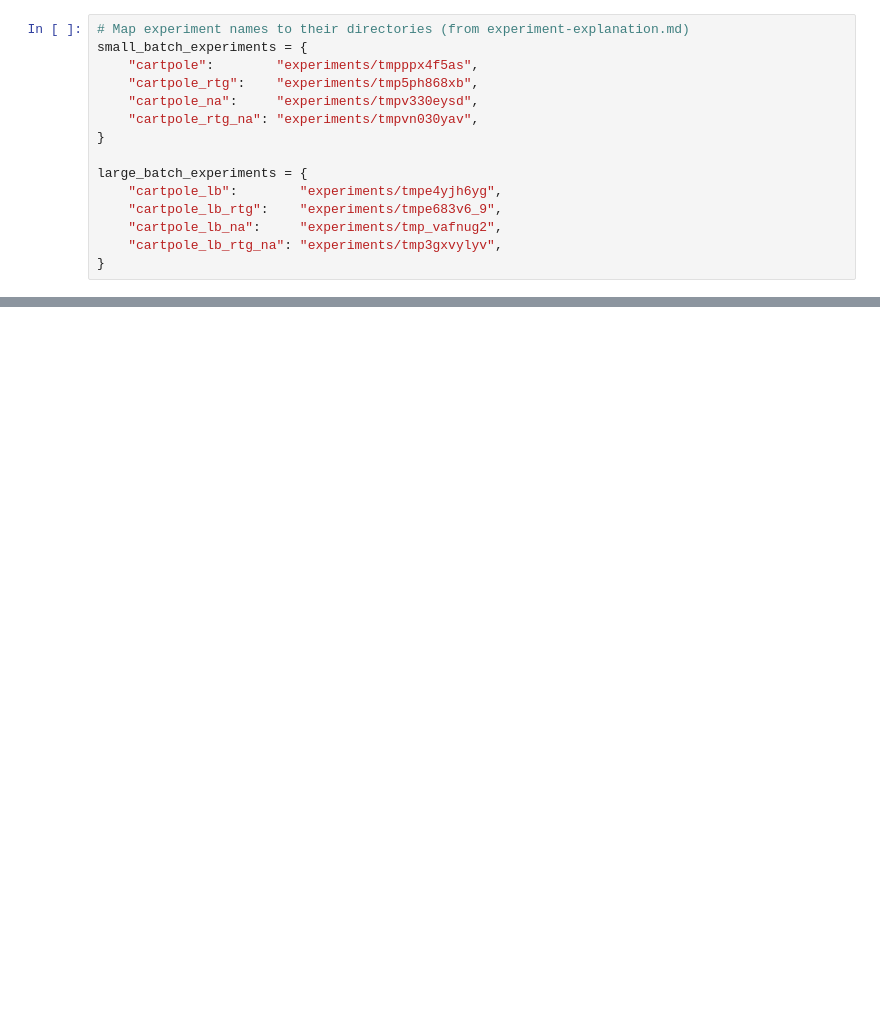
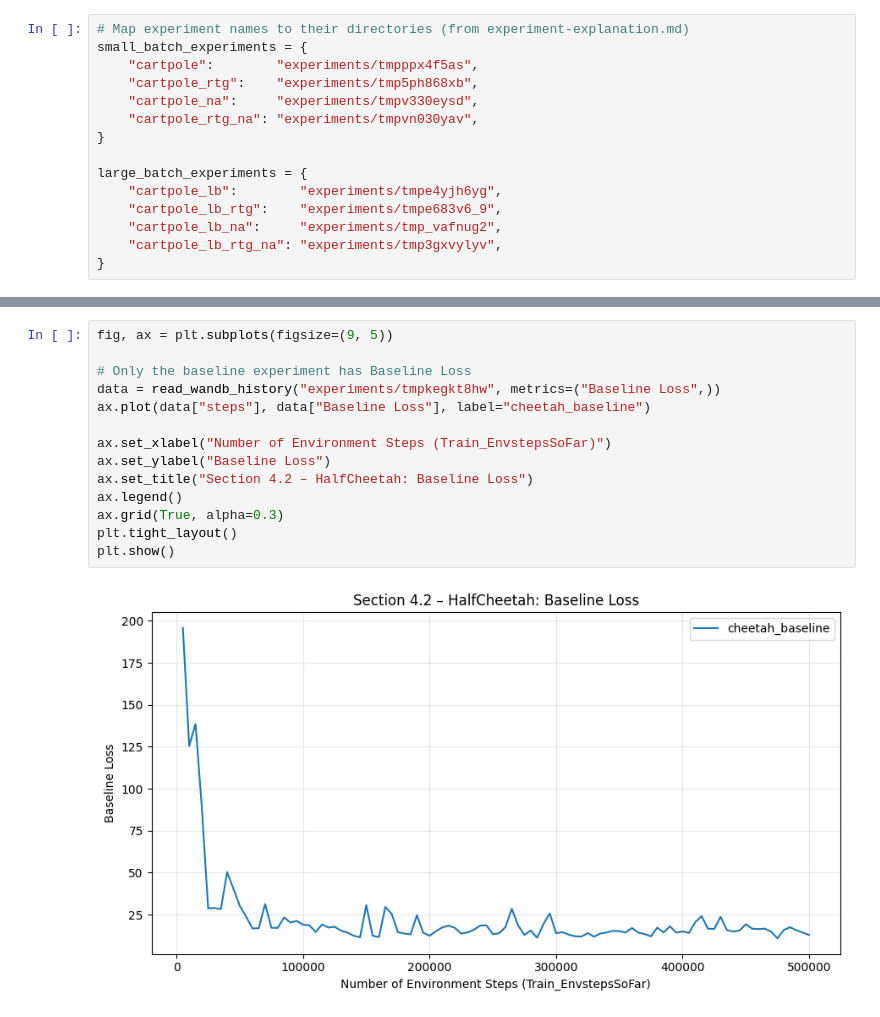
Before and after one commit to AntonioMacaronio/cs285-rl, a Jupyter notebook: hw2/plots.ipynb, the cells around one changed output, grey strips where cells are left out. Saved outputs shown, nothing was run; the diff lists cells and outputs as text; blank space fills up the shorter version.

```diff
--- a/hw2/plots.ipynb
+++ b/hw2/plots.ipynb
@@ -73,0 +103,16 @@ plt.show()
+# %%
+fig, ax = plt.subplots(figsize=(9, 5))
+
+# Only the baseline experiment has Baseline Loss
+data = read_wandb_history("experiments/tmpkegkt8hw", metrics=("Baseline Loss",))
+ax.plot(data["steps"], data["Baseline Loss"], label="cheetah_baseline")
+
+ax.set_xlabel("Number of Environment Steps (Train_EnvstepsSoFar)")
+ax.set_ylabel("Baseline Loss")
+ax.set_title("Section 4.2 – HalfCheetah: Baseline Loss")
+ax.legend()
+ax.grid(True, alpha=0.3)
+plt.tight_layout()
+plt.show()
+# %% [output]
+[figure, added]
```
Also changed, not shown: parts of 7 cells of this notebook, 10 other files.
